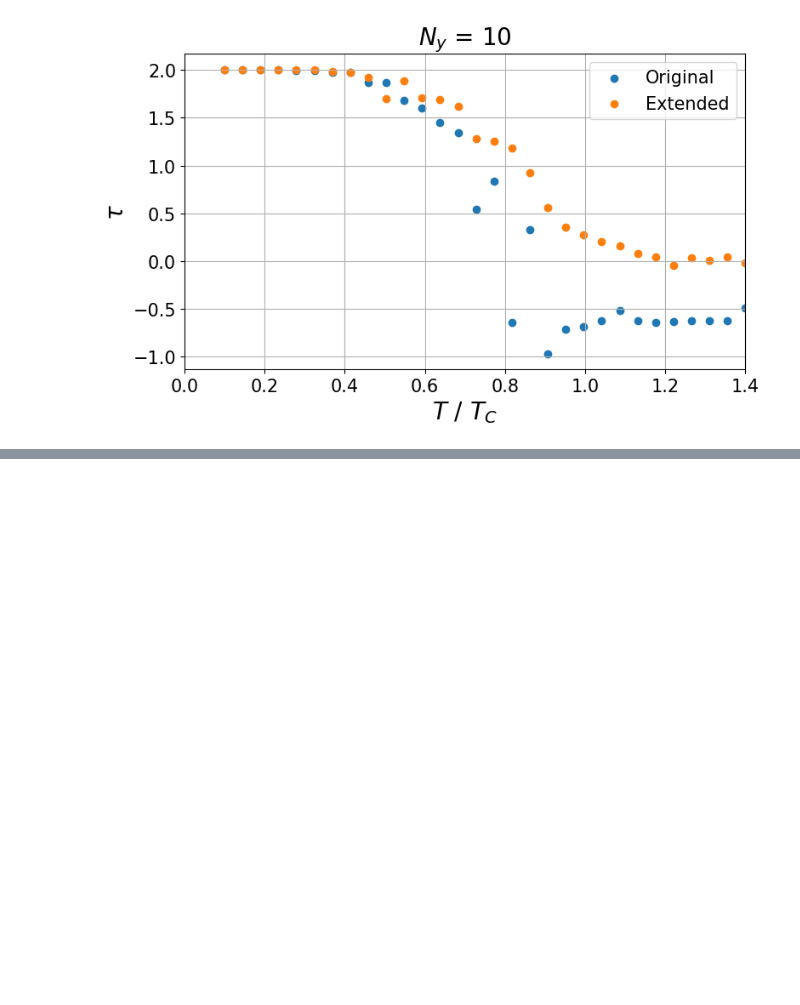
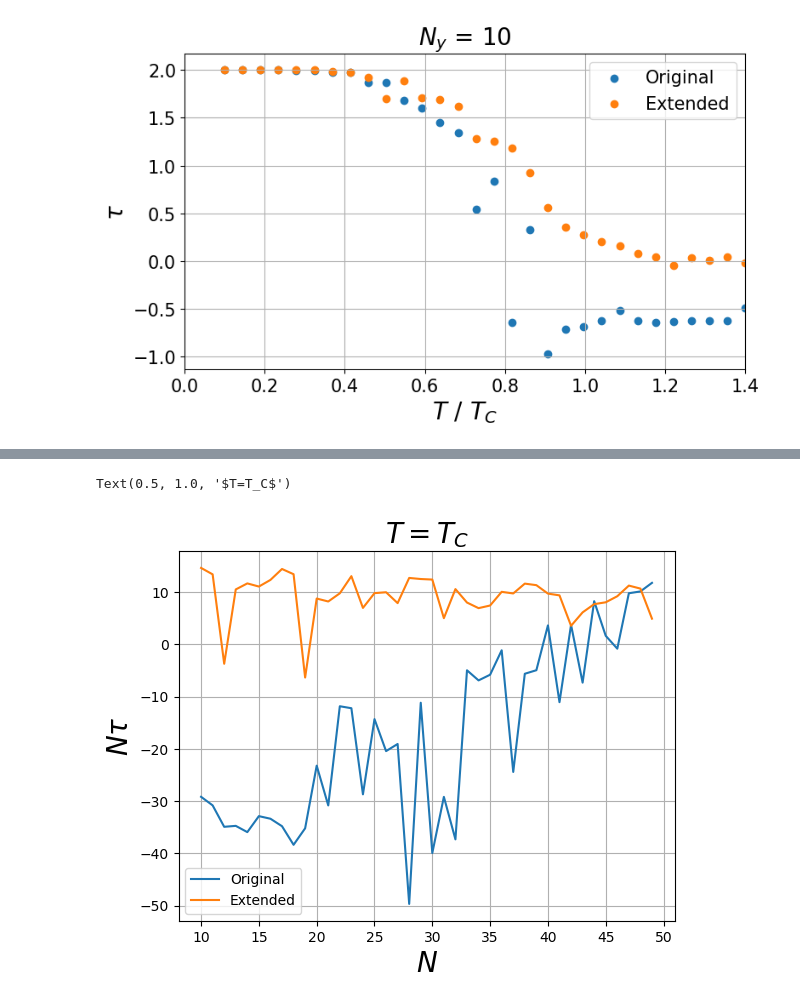
Before and after one commit to kklocker/NumFys, a Jupyter notebook: Exam/src/Algorithm comparison.ipynb, the cells around one changed output, grey strips where cells are left out. Cells and saved outputs as stored; diff of their text form; code cells hidden in the pictures; blank space fills up the shorter version.

```diff
--- a/Exam/src/Algorithm comparison.ipynb
+++ b/Exam/src/Algorithm comparison.ipynb
@@ -45,0 +49,18 @@ plt.legend(fontsize=15)
+# %%
+Tc = 2 /(np.log(1+np.sqrt(2)))          # Tc
+N_list  = np.arange(10, 50, dtype=int)
+T = np.array([Tc])
+N_sweeps = 100000
+N_runs = 1
+skips = 3
+# %%
+%%time
+tau_tc = []
+a = time()
+for i, N in enumerate(N_list):
+    tau = get_tau_2(N, N_sweeps, T, N_runs, skips)
+    tau_tc.append(tuple([ta[0] for ta in tau]))
+    print(i, f"Total time: {time()- a}s")
+
+np.save(f"tau/tau_comparison_sweeps{N_sweeps}_skips{skips}", [tau_tc, N_list])
+tau_tc = np.array(tau_tc)
@@ -45,0 +88,16 @@ plt.legend(fontsize=15)
+# %%
+fig, ax = plt.subplots()
+ax.plot(N_list, N*tau_tc[:,0], label='Original')
+ax.plot(N_list, N*tau_tc[:,1], label ='Extended')
+# ax.plot(N_list, poly(tau_tc[:,1]))
+ax=plt.gca()
+# ax.set_yscale('log')
+# ax.set_xscale('log')
+plt.legend()
+plt.grid()
+plt.xlabel(fr"$N$", size=20)
+plt.ylabel(fr"$N\tau$", size=20)
+plt.title(fr"$T=T_C$", size=20)
+# %% [output]
+Text(0.5, 1.0, '$T=T_C$')
+[figure, added]
```
Also changed, not shown: parts of 3 cells of this notebook, 7 other files.
